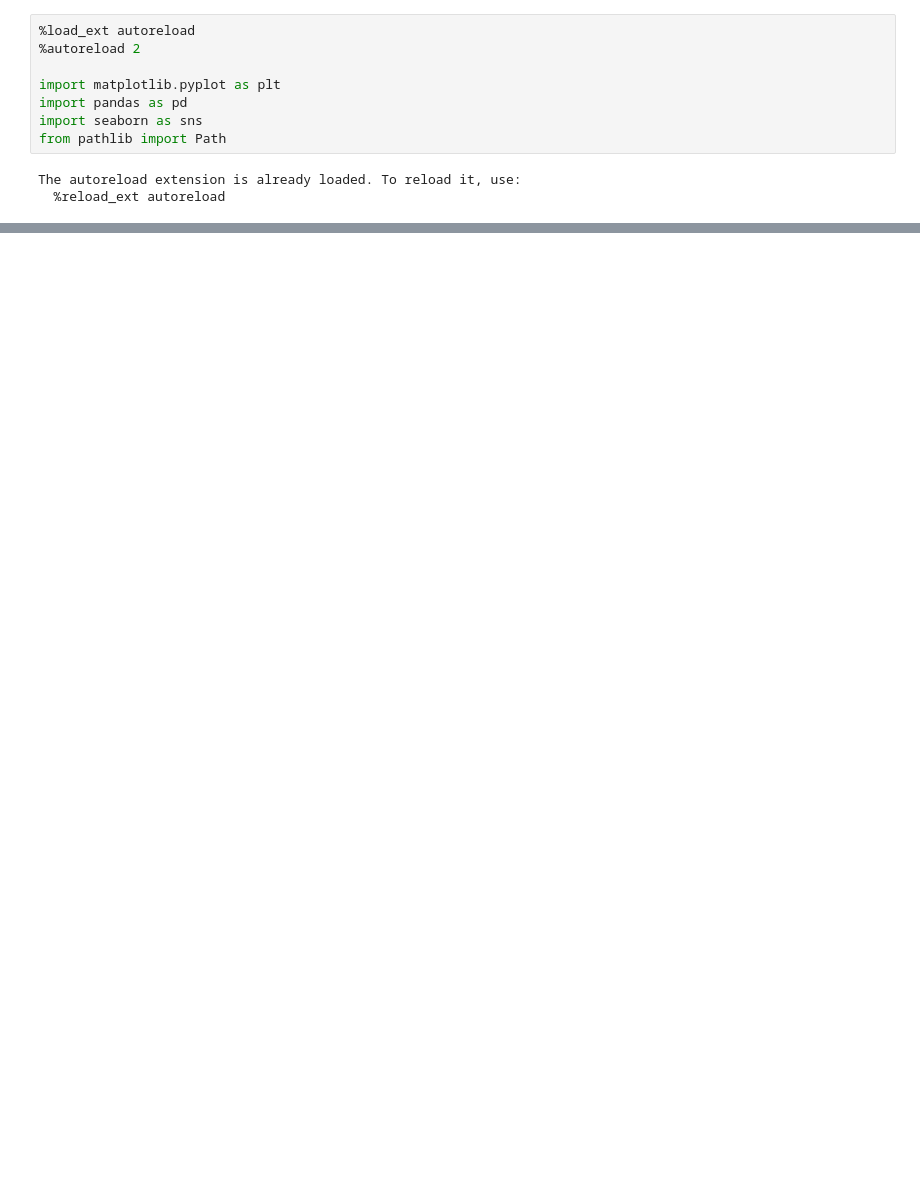
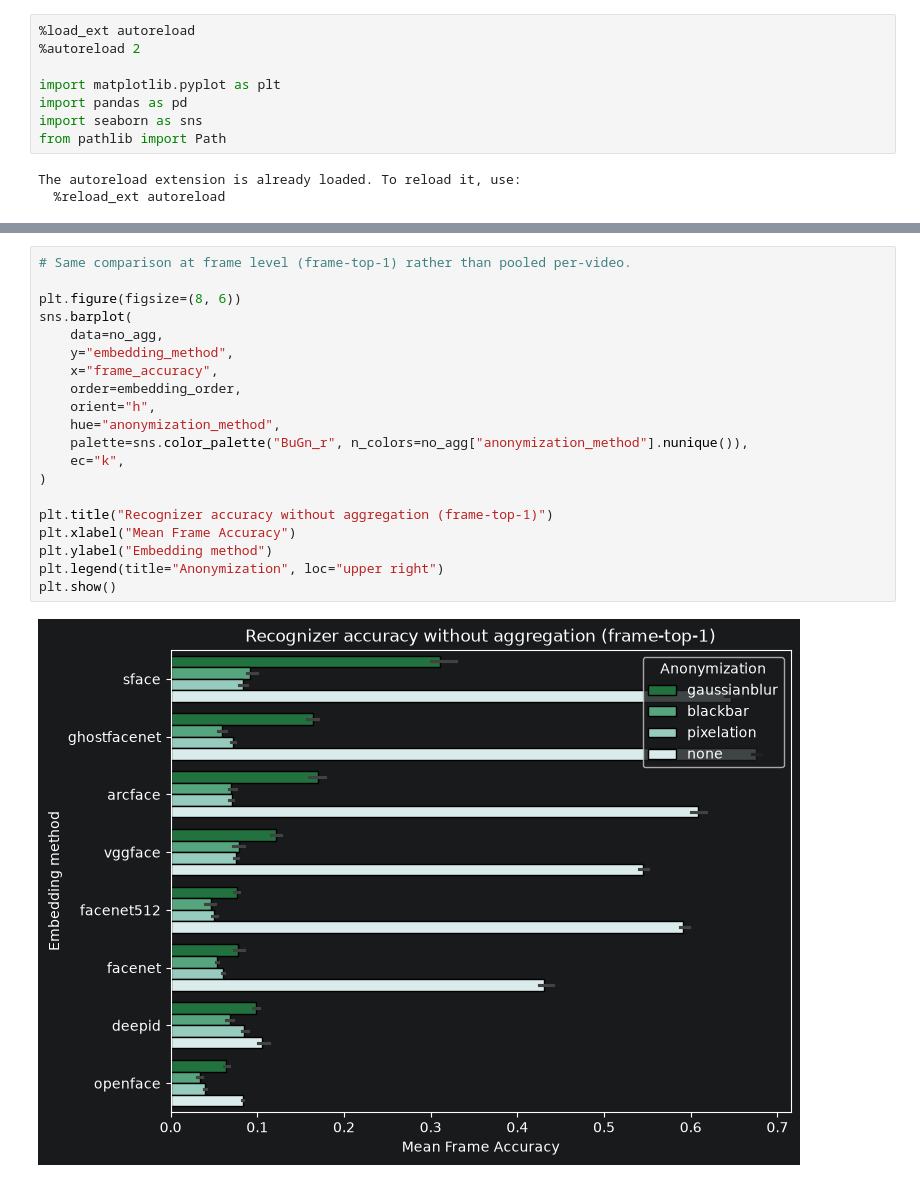
Before and after one commit to wagpa/meles, a Jupyter notebook: src/notebooks/03_visualization.ipynb, the cells around one changed output, grey strips where cells are left out. Saved outputs shown, nothing was run; the diff lists cells and outputs as text; blank space fills up the shorter version.

```diff
--- a/src/notebooks/03_visualization.ipynb
+++ b/src/notebooks/03_visualization.ipynb
@@ -117,0 +149,22 @@ plt.show()
+# %%
+# Same comparison at frame level (frame-top-1) rather than pooled per-video.
+
+plt.figure(figsize=(8, 6))
+sns.barplot(
+    data=no_agg,
+    y="embedding_method",
+    x="frame_accuracy",
+    order=embedding_order,
+    orient="h",
+    hue="anonymization_method",
+    palette=sns.color_palette("BuGn_r", n_colors=no_agg["anonymization_method"].nunique()),
+    ec="k",
+)
+
+plt.title("Recognizer accuracy without aggregation (frame-top-1)")
+plt.xlabel("Mean Frame Accuracy")
+plt.ylabel("Embedding method")
+plt.legend(title="Anonymization", loc="upper right")
+plt.show()
+# %% [output]
+[figure, added]
```
Also changed, not shown: parts of 14 cells of this notebook, 3 other files.
